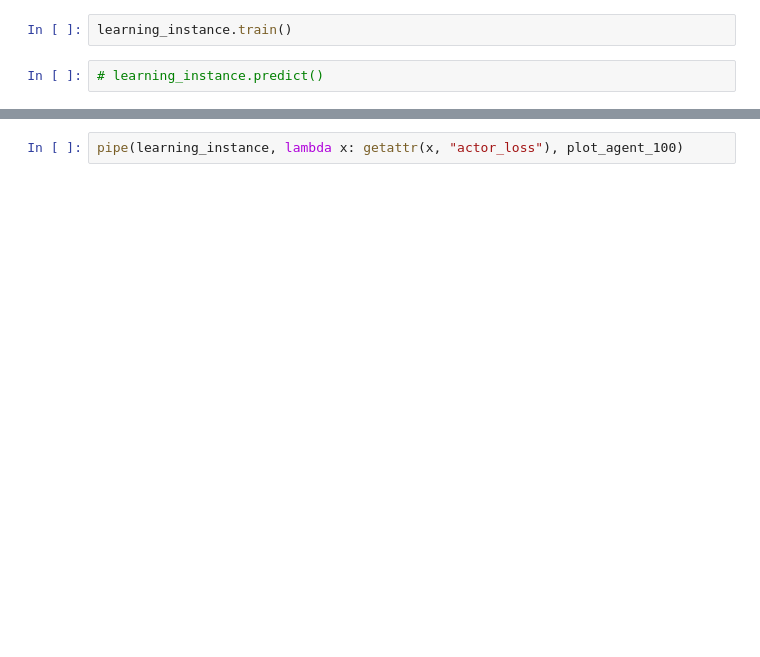
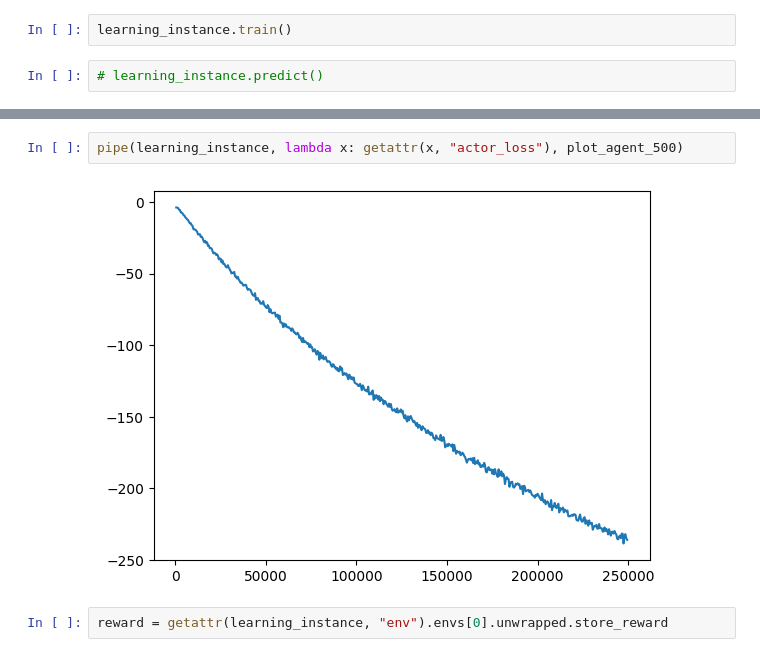
Before and after one commit to congyewang/Harnessing-the-Power-of-Reinforcement-Learning-for-Adaptive-MCMC, a Jupyter notebook: demo/banana/banana.ipynb, the cells around one changed output, grey strips where cells are left out. Drawn from its saved outputs; the diff is of its cells as text; blank space fills up the shorter version.

```diff
--- a/demo/banana/banana.ipynb
+++ b/demo/banana/banana.ipynb
@@ -57,2 +79,6 @@ pipe(learning_instance, lambda x: getattr(x, "critic_loss"), plot_agent_100)
 # %%
-pipe(learning_instance, lambda x: getattr(x, "actor_loss"), plot_agent_100)
+pipe(learning_instance, lambda x: getattr(x, "actor_loss"), plot_agent_500)
+# %% [output]
+[figure, added]
+# %%
+reward = getattr(learning_instance, "env").envs[0].unwrapped.store_reward
```
Also changed, not shown: parts of 8 cells of this notebook.
